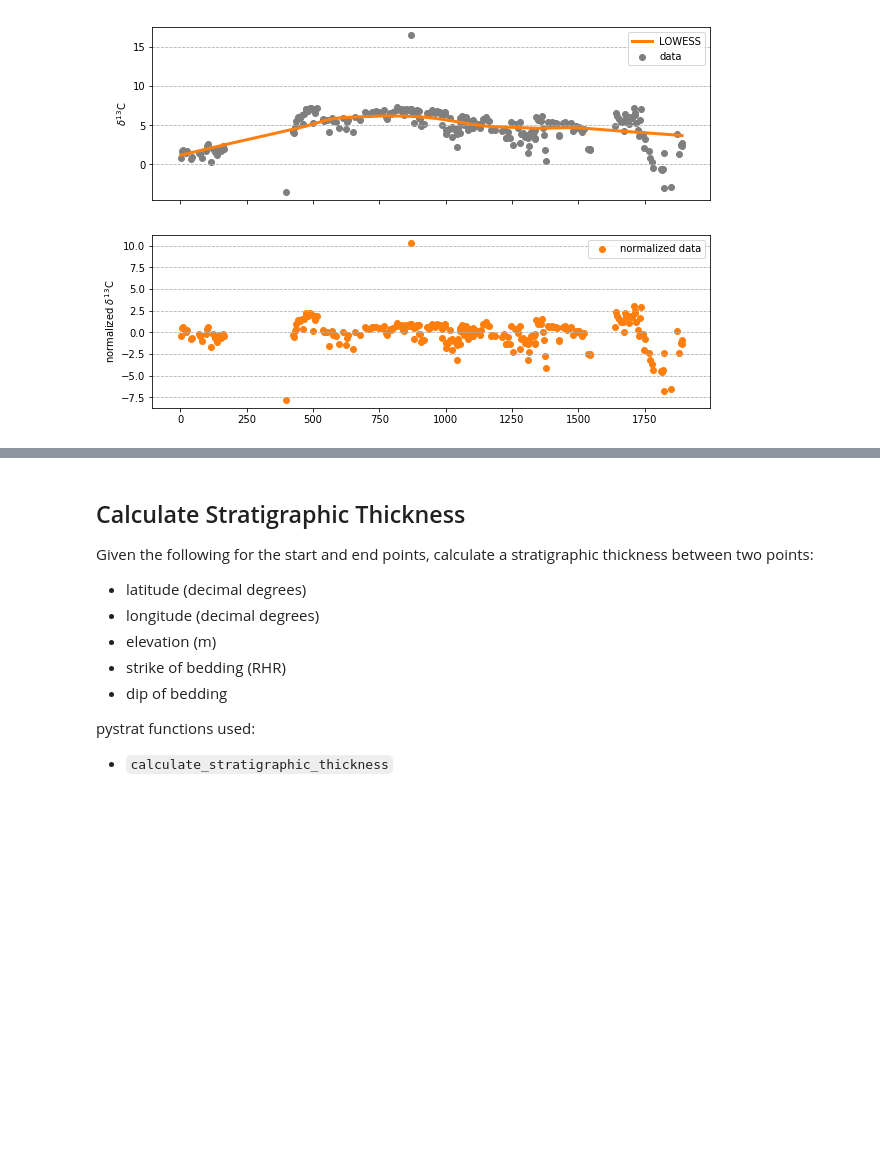
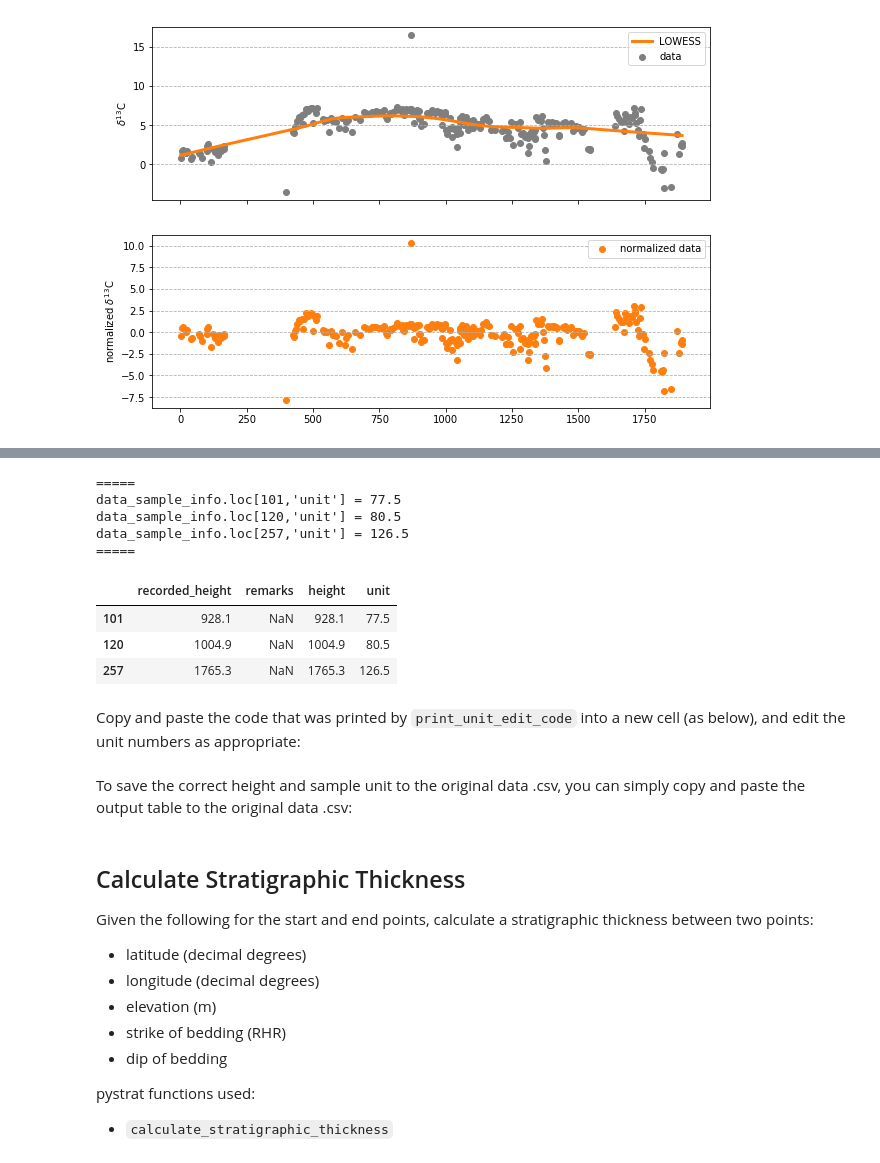
Before and after one commit to yuempark/pystrat, a Jupyter notebook: pystrat_MWE.ipynb, the cells around one changed output, grey strips where cells are left out. Saved outputs shown, nothing was run; the diff lists cells and outputs as text; code cells hidden in the pictures; blank space fills up the shorter version.

Commit message:
added sample_curate to the example notebook

```diff
--- a/pystrat_MWE.ipynb
+++ b/pystrat_MWE.ipynb
@@ -151,0 +212,3 @@ plt.show(fig)
+# %%
+# do the calculations
+data_sample_info = sample_curate(data, data['CARB_SAMPLE'], data['CARB_REMARKS'])
@@ -151,0 +226,19 @@ plt.show(fig)
+# %%
+# print the code needed to edit samples that are on unit boundaries
+print_unit_edit_code(data_sample_info, 'data_sample_info')
+
+# also show the recorded height and true height of these samples
+mask = (data_sample_info['unit'] != np.floor(data_sample_info['unit']))
+data_sample_info[mask]
+# %% [output]
+=====
+data_sample_info.loc[101,'unit'] = 77.5
+data_sample_info.loc[120,'unit'] = 80.5
+data_sample_info.loc[257,'unit'] = 126.5
+=====
+|  | recorded_height | remarks | height | unit |
+| 101 | 928.1 | NaN | 928.1 | 77.5 |
+| 120 | 1004.9 | NaN | 1004.9 | 80.5 |
+| 257 | 1765.3 | NaN | 1765.3 | 126.5 |
+# %% [markdown]
+Copy and paste the code that was printed by `print_unit_edit_code` into a new cell (as below), and edit the unit numbers as appropriate:
@@ -151,0 +249,2 @@ plt.show(fig)
+# %% [markdown]
+To save the correct height and sample unit to the original data .csv, you can simply copy and paste the output table to the original data .csv:
```
Also changed, not shown: parts of 7 cells of this notebook, 1 other file.
